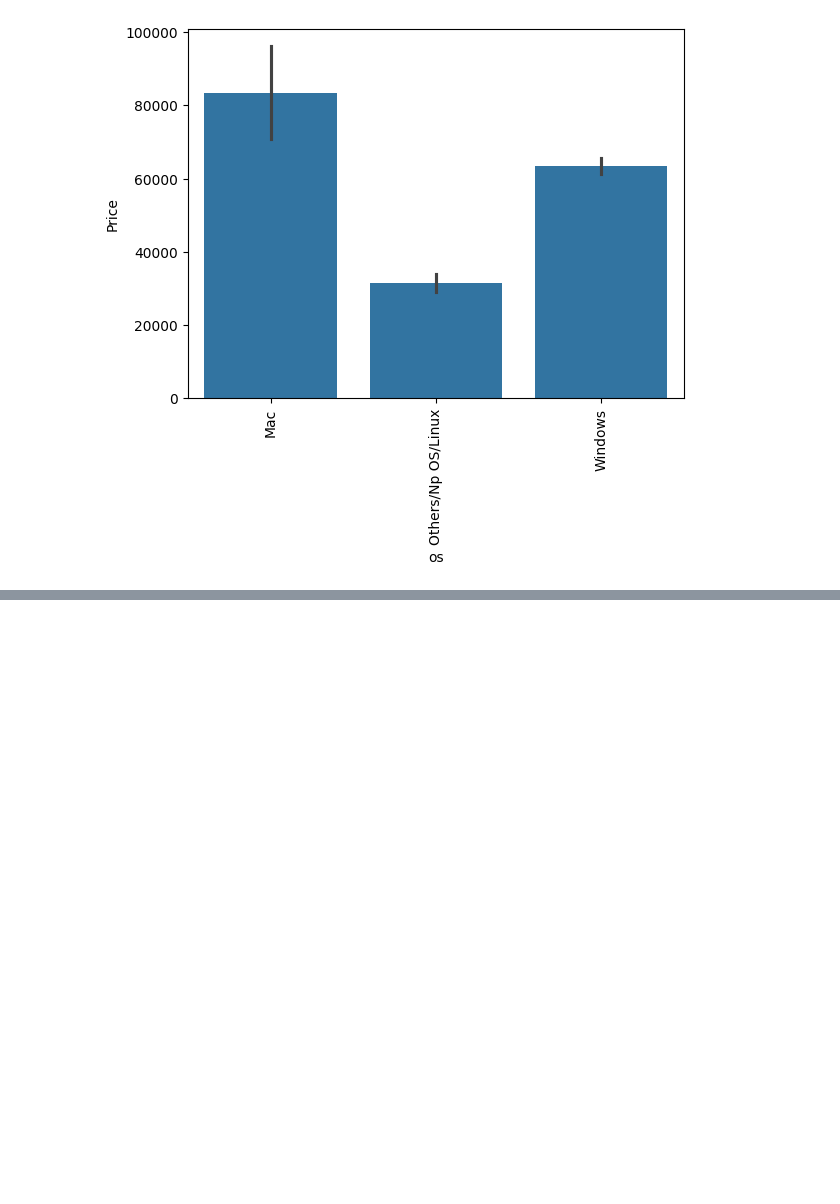
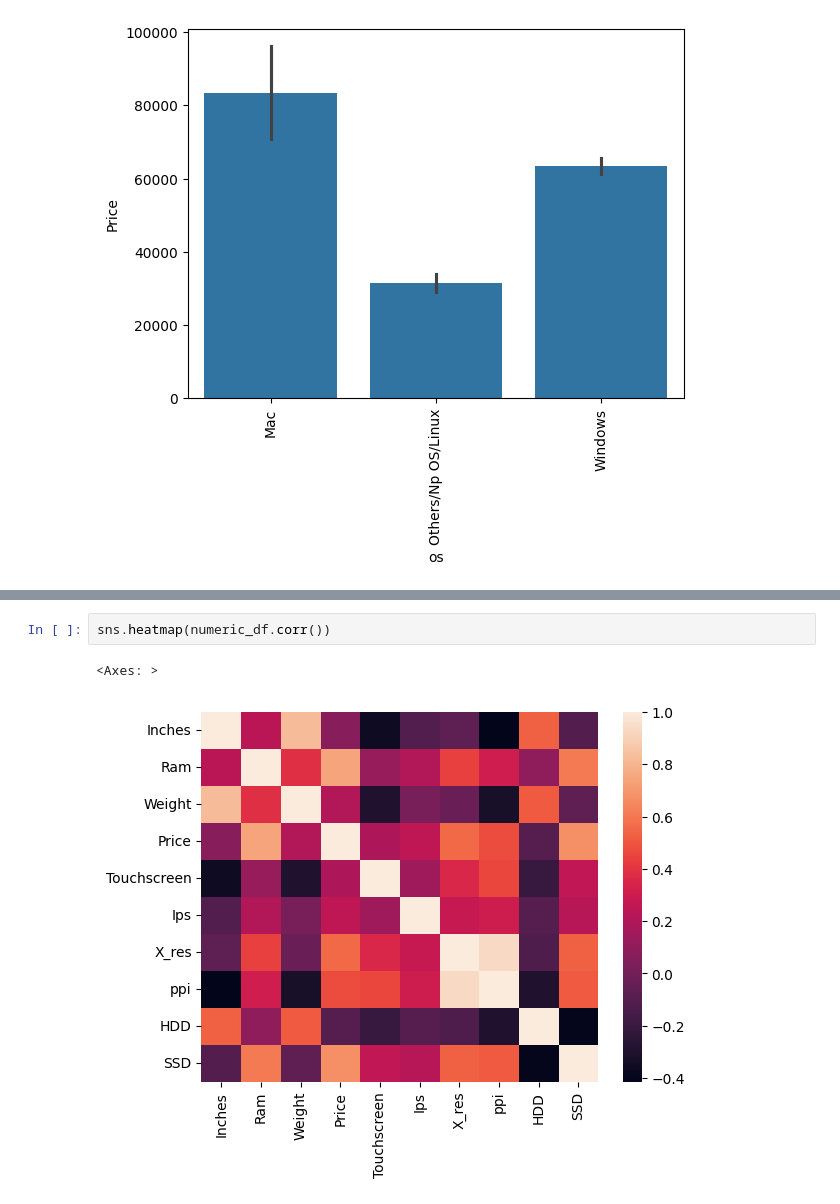
Before and after one commit to AdityaDRathore/Laptop-Price-Predictor-ML-Model, a Jupyter notebook: Laptop-Price-Predictor.ipynb, the cells around one changed output, grey strips where cells are left out. Drawn from its saved outputs; the diff is of its cells as text; blank space fills up the shorter version.

```diff
--- a/Laptop-Price-Predictor.ipynb
+++ b/Laptop-Price-Predictor.ipynb
@@ -622,0 +655,5 @@ See the caveats in the documentation: https://pandas.pydata.org/pandas-docs/stab
+# %%
+sns.heatmap(numeric_df.corr())
+# %% [output]
+<Axes: >
+[figure, added]
```
Also changed, not shown: parts of 7 cells of this notebook.
